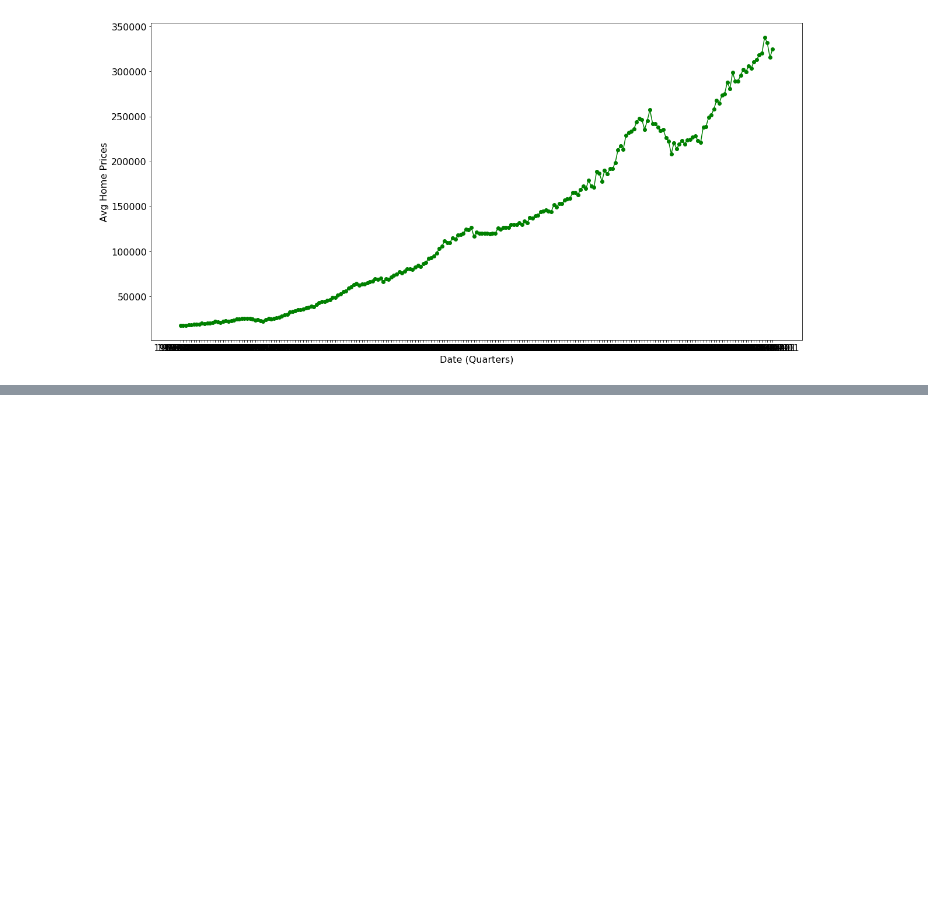
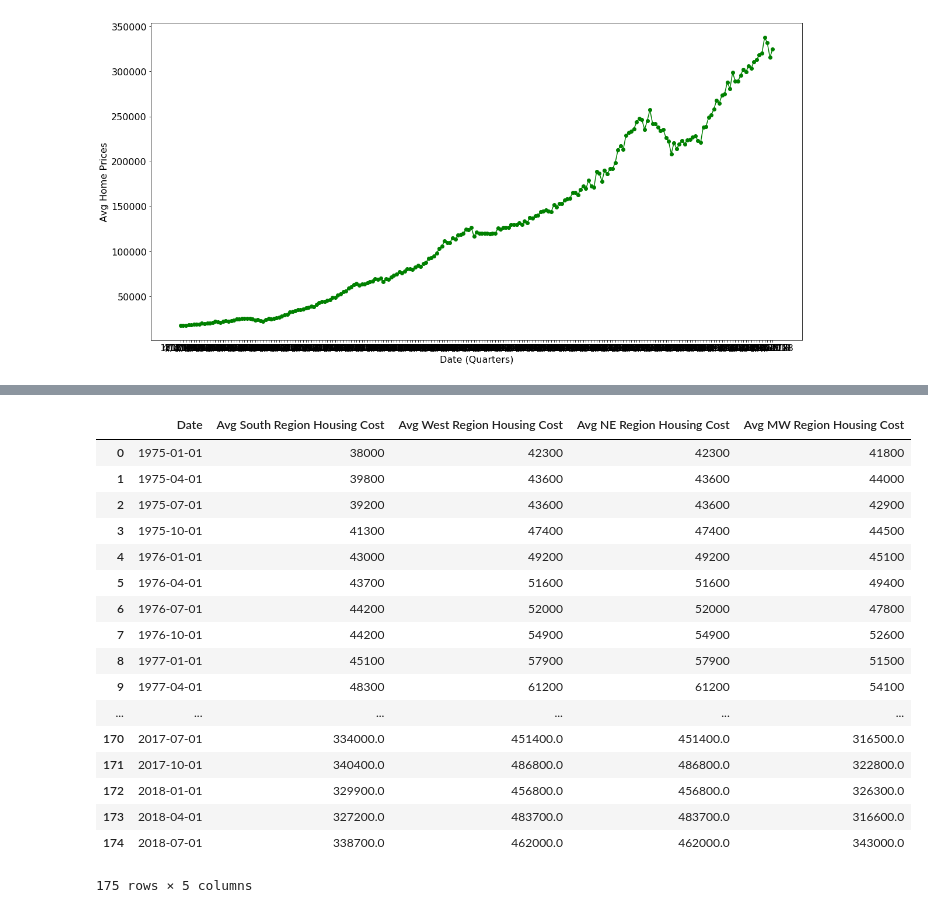
Before and after one commit to tmcbeth/Project-1---Group-3, a Jupyter notebook: InterestRatesTM.ipynb, the cells around one changed output, grey strips where cells are left out. Drawn from its saved outputs; the diff is of its cells as text; code cells hidden in the pictures; blank space fills up the shorter version.

```diff
--- a/InterestRatesTM.ipynb
+++ b/InterestRatesTM.ipynb
@@ -128,0 +158,13 @@ US_housing_date
+# %%
+# South DF
+west_housing_date=[]
+west_housing_cost=[]
+
+for observation in west_housing_response["observations"]:
+    west_housing_date.append(observation["date"])
+    west_housing_date_pd=pd.DataFrame(west_housing_date, columns=["Date"])
+    west_housing_cost.append(observation["value"])
+    west_housing_cost_pd=pd.DataFrame(west_housing_cost,columns=["Avg West Region Housing Cost"])
+
+west_housing_df = pd.concat([west_housing_date_pd,west_housing_cost_pd], axis=1)
+west_housing_df.head()
@@ -128,0 +178,11 @@ US_housing_date
+# %%
+# NE DF
+ne_housing_date=[]
+ne_housing_cost=[]
+
+for observation in northeast_housing_response["observations"]:
+    ne_housing_cost.append(observation["value"])
+    ne_housing_cost_pd=pd.DataFrame(west_housing_cost,columns=["Avg NE Region Housing Cost"])
+
+ne_housing_df = pd.concat([west_housing_date_pd,ne_housing_cost_pd], axis=1)
+ne_housing_df.head()
@@ -128,0 +214,22 @@ US_housing_date
+# %%
+regional_housing = pd.concat([south_housing_date_pd,south_housing_cost_pd,west_housing_cost_pd,ne_housing_cost_pd,mw_housing_cost_pd],axis=1)
+regional_housing
+# %% [output]
+|  | Date | Avg South Region Housing Cost | Avg West Region Housing Cost | Avg NE Region Housing Cost | Avg MW Region Housing Cost |
+| 0 | 1975-01-01 | 38000 | 42300 | 42300 | 41800 |
+| 1 | 1975-04-01 | 39800 | 43600 | 43600 | 44000 |
+| 2 | 1975-07-01 | 39200 | 43600 | 43600 | 42900 |
+| 3 | 1975-10-01 | 41300 | 47400 | 47400 | 44500 |
+| 4 | 1976-01-01 | 43000 | 49200 | 49200 | 45100 |
+| 5 | 1976-04-01 | 43700 | 51600 | 51600 | 49400 |
+| 6 | 1976-07-01 | 44200 | 52000 | 52000 | 47800 |
+| 7 | 1976-10-01 | 44200 | 54900 | 54900 | 52600 |
+| 8 | 1977-01-01 | 45100 | 57900 | 57900 | 51500 |
+| 9 | 1977-04-01 | 48300 | 61200 | 61200 | 54100 |
+| ... | ... | ... | ... | ... | ... |
+| 170 | 2017-07-01 | 334000.0 | 451400.0 | 451400.0 | 316500.0 |
+| 171 | 2017-10-01 | 340400.0 | 486800.0 | 486800.0 | 322800.0 |
+| 172 | 2018-01-01 | 329900.0 | 456800.0 | 456800.0 | 326300.0 |
+| 173 | 2018-04-01 | 327200.0 | 483700.0 | 483700.0 | 316600.0 |
+| 174 | 2018-07-01 | 338700.0 | 462000.0 | 462000.0 | 343000.0 |
+175 rows × 5 columns
```
Also changed, not shown: parts of 21 cells of this notebook, 3 other files.
